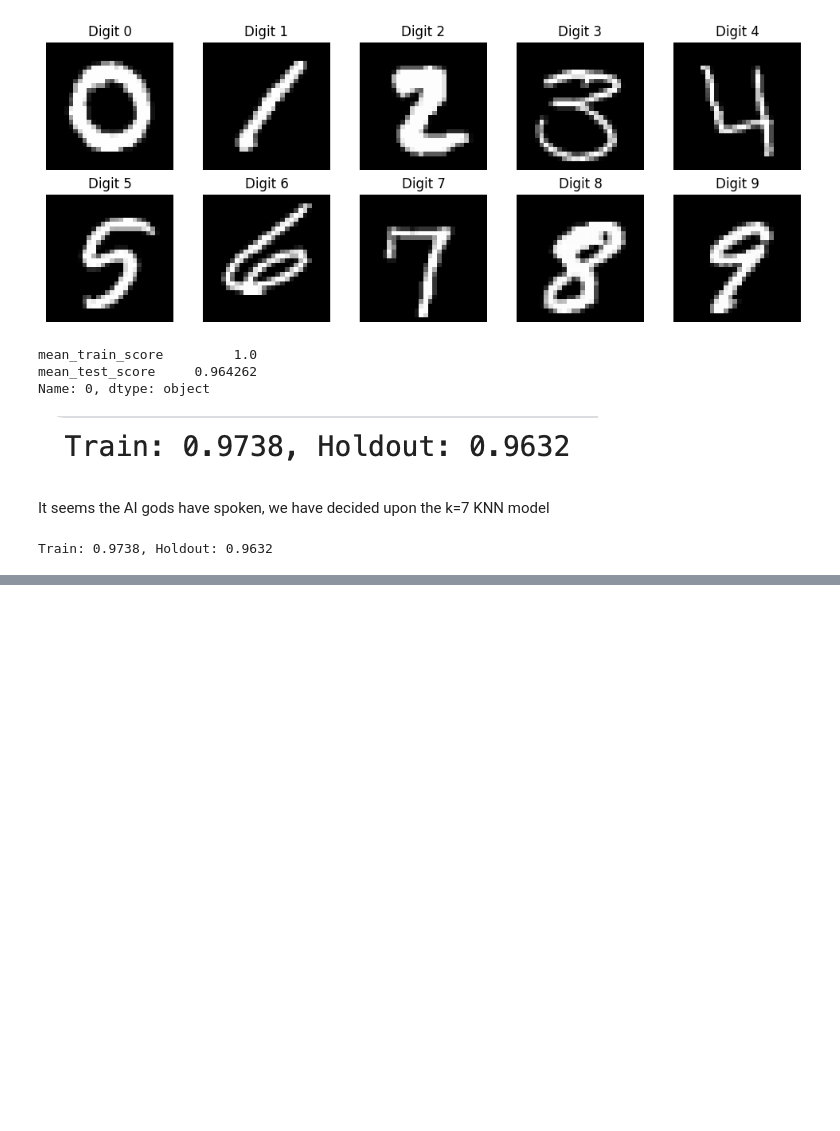
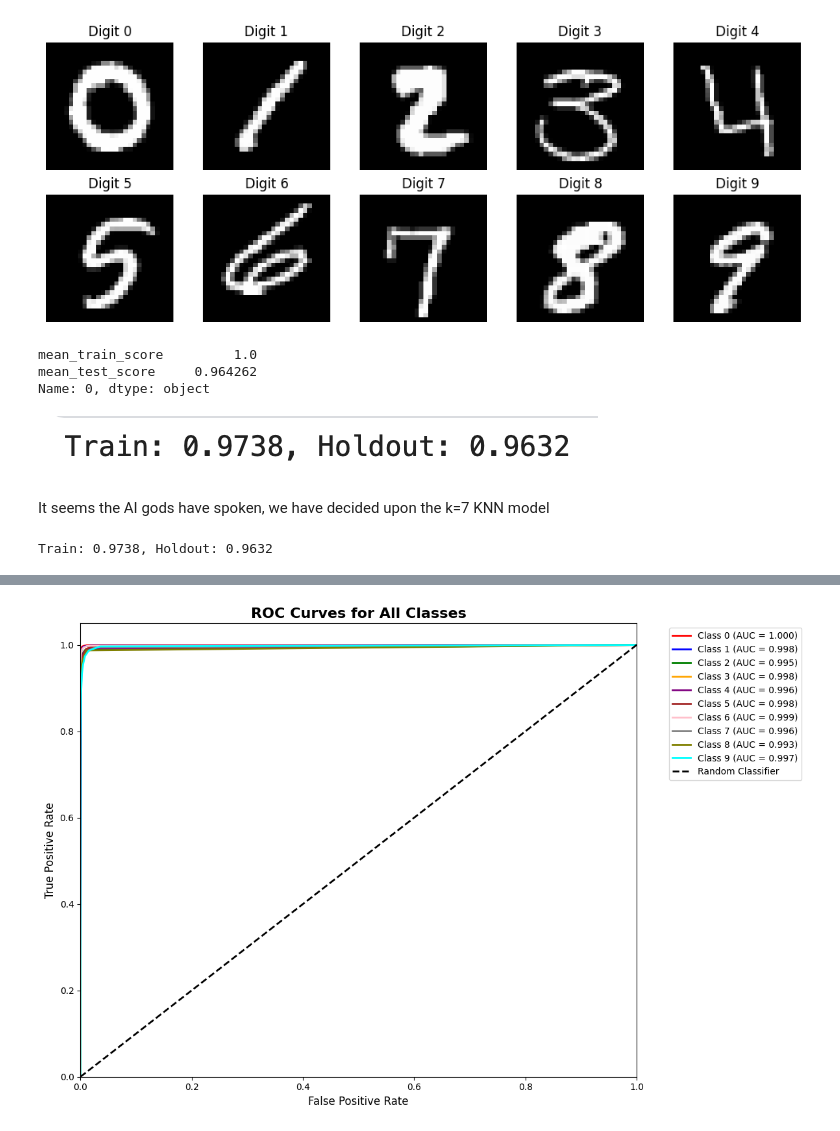
Before and after one commit to Azazel5/ML-Education-Summer2025, a Jupyter notebook: hands-on-ML/chap-3-exercises/mnist-97.ipynb, the cells around one changed output, grey strips where cells are left out. Drawn from its saved outputs; the diff is of its cells as text; code cells hidden in the pictures; blank space fills up the shorter version.

```diff
--- a/hands-on-ML/chap-3-exercises/mnist-97.ipynb
+++ b/hands-on-ML/chap-3-exercises/mnist-97.ipynb
@@ -164,0 +352,6 @@ Train: 0.9738, Holdout: 0.9632
+# %%
+# X_holdout, y_holdout
+
+y_pred = knn.predict_proba(X_holdout)
+n_classes = np.unique(y_holdout)
+y_pred.shape
@@ -164,0 +536,30 @@ Train: 0.9738, Holdout: 0.9632
+# %%
+y_true_bin = label_binarize(y_holdout, classes=n_classes)
+
+# Calculate ROC curve for each class
+fpr_dict = {}
+tpr_dict = {}
+roc_auc = {}
+
+plt.figure(figsize=(12, 8))
+colors = cycle(['red', 'blue', 'green', 'orange', 'purple',
+               'brown', 'pink', 'gray', 'olive', 'cyan'])
+
+for i, color in zip(n_classes, colors):
+    fpr_dict[i], tpr_dict[i], _ = roc_curve(y_true_bin[:, i], y_pred[:, i])
+    roc_auc[i] = auc(fpr_dict[i], tpr_dict[i])
+
+    plt.plot(fpr_dict[i], tpr_dict[i], color=color, lw=2,
+            label=f'Class {n_classes[i]} (AUC = {roc_auc[i]:.3f})')
+
+plt.plot([0, 1], [0, 1], 'k--', lw=2, label='Random Classifier')
+plt.xlim([0.0, 1.0])
+plt.ylim([0.0, 1.05])
+plt.xlabel('False Positive Rate', fontsize=12)
+plt.ylabel('True Positive Rate', fontsize=12)
+plt.title('ROC Curves for All Classes', fontsize=16, fontweight='bold')
+plt.legend(bbox_to_anchor=(1.05, 1), loc='upper left')
+plt.tight_layout()
+plt.show()
+# %% [output]
+[figure, added]
```
Also changed, not shown: parts of 33 cells of this notebook.
